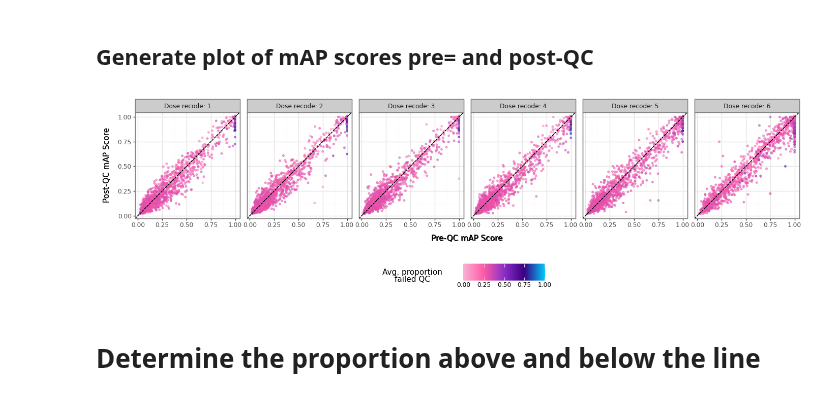
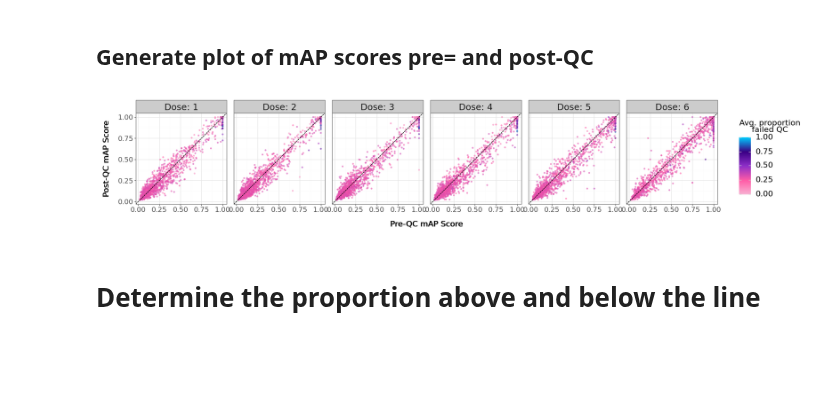
Before and after one commit to jenna-tomkinson/coSMicQC, a Jupyter notebook: docs/manuscripts/cosmicqc_paper_v1/figure_5/5.calculate_mAP.ipynb, the cells around one changed output. Cells and saved outputs as stored; diff of their text form; code cells hidden in the pictures; blank space fills up the shorter version.

```diff
--- a/docs/manuscripts/cosmicqc_paper_v1/figure_5/5.calculate_mAP.ipynb
+++ b/docs/manuscripts/cosmicqc_paper_v1/figure_5/5.calculate_mAP.ipynb
@@ -479,7 +466,7 @@ merged_map = merged_map.query("Metadata_dose_recode not in [0, 7]")
 
 # Set the figure size
 height = 4
-width = 14
+width = 20
 set_option("figure_size", (width, height))
 
 # Define the custom coSMic QC palette (lighter pink to purple to cyan)
@@ -504,40 +491,45 @@ p = (
     + geom_point(alpha=0.3, size=1.0)
     + geom_abline(slope=1, intercept=0, linetype="dashed", color="black", size=0.5)
     + facet_wrap(
-        "~Metadata_dose_recode", nrow=1, labeller=lambda x: f"Dose recode: {x}"
+        "~Metadata_dose_recode", nrow=1, labeller=lambda x: f"Dose: {x}"
     )
     + scale_color_gradientn(
         name="Avg. proportion\nfailed QC",
         colors=cosmicqc_palette,
         limits=(0, 1),
     )
     + labs(
         x="Pre-QC mAP Score",
         y="Post-QC mAP Score",
     )
     + theme_bw()
     + theme(
-        legend_position="bottom",
+        legend_position="right",
+        axis_title=element_text(size=16),
+        axis_text=element_text(size=14),
+        legend_title=element_text(size=16),
+        legend_text=element_text(size=16),
+        strip_text=element_text(size=18),
     )
 )
 
 # Save as PNG
 p.save("figures/mAP_preQC_vs_postQC_by_dose.png", dpi=400)
 fig = p.draw()
 
 for ax in fig.axes:
     # rasterize scatter points only
     for coll in ax.collections:
         coll.set_rasterized(True)
     # keep lines and legend as vectors
 
 # Save as SVG
 fig.savefig("figures/mAP_preQC_vs_postQC_by_dose.svg", dpi=400)
 
 # To show the plot:
 p.show()
 # %% [output]
-[figure, old version]
+[figure, new version]
 # %% [markdown]
 # Determine the proportion above and below the line
 # %%
```
Also changed, not shown: parts of 25 cells of this notebook, 23 other files.
